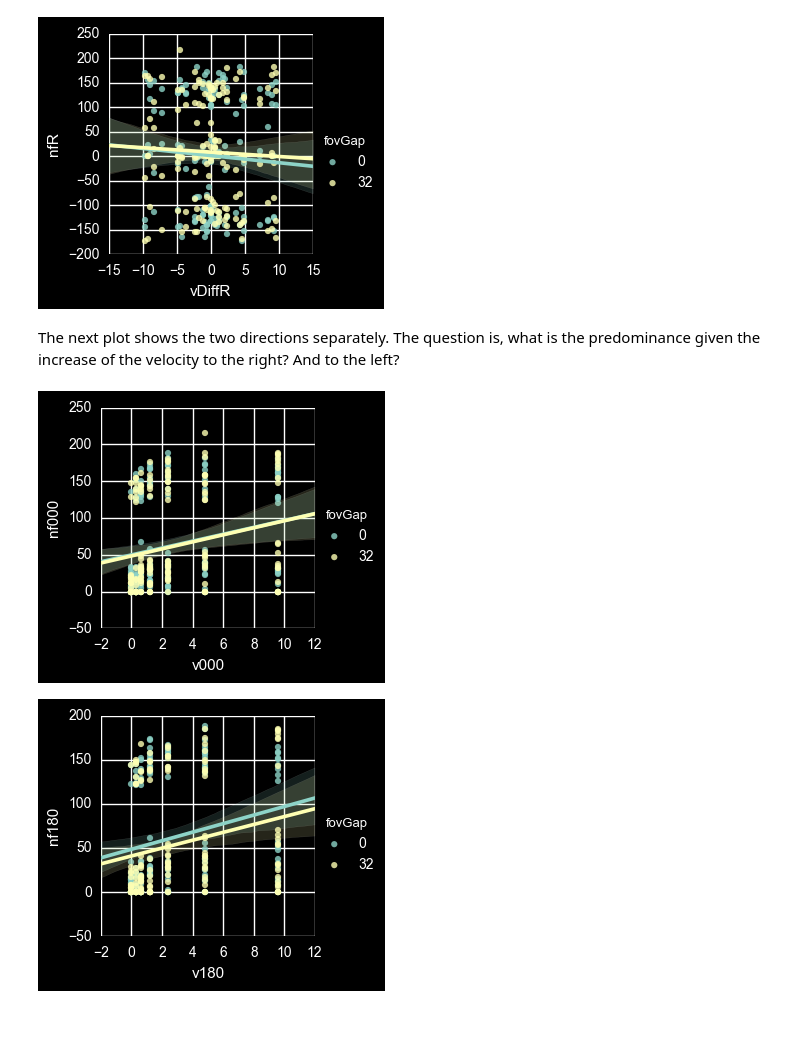
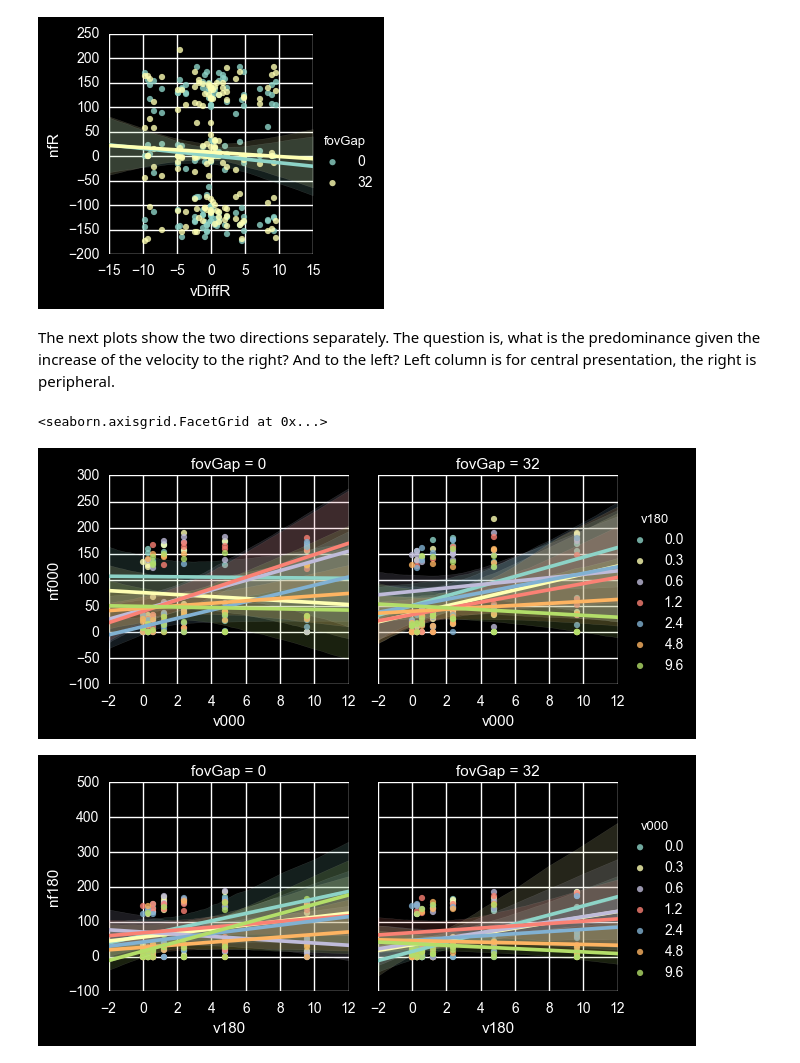
Before and after one commit to egorananyev/mc, a Jupyter notebook: analysis/mcvfp.ipynb, the cells around one changed output. Drawn from its saved outputs; the diff is of its cells as text; code cells hidden in the pictures; blank space fills up the shorter version.

```diff
--- a/analysis/mcvfp.ipynb
+++ b/analysis/mcvfp.ipynb
@@ -85,12 +86,11 @@ plt.show()
 # %% [output]
 [figure]
 # %% [markdown]
-The next plot shows the two directions separately. The question is, what is the predominance given the increase of the velocity to the right? And to the left?
+The next plots show the two directions separately. The question is, what is the predominance given the increase of the velocity to the right? And to the left? Left column is for central presentation, the right is peripheral.
 # %%
-ax = sns.lmplot(x='v000', y='nf000', hue='fovGap', data=ds, size=3)
-plt.show()
-ax = sns.lmplot(x='v180', y='nf180', hue='fovGap', data=ds, size=3)
-plt.show()
+sns.lmplot(x='v000', y='nf000', hue='v180', col='fovGap', data=ds, size=3)
+sns.lmplot(x='v180', y='nf180', hue='v000', col='fovGap', data=ds, size=3)
 # %% [output]
+<seaborn.axisgrid.FacetGrid at 0x...>
-[figure, old version]
+[figure, new version]
-[figure, old version]
+[figure, new version]
```
Also changed, not shown: parts of 14 cells of this notebook, 2 other files.
